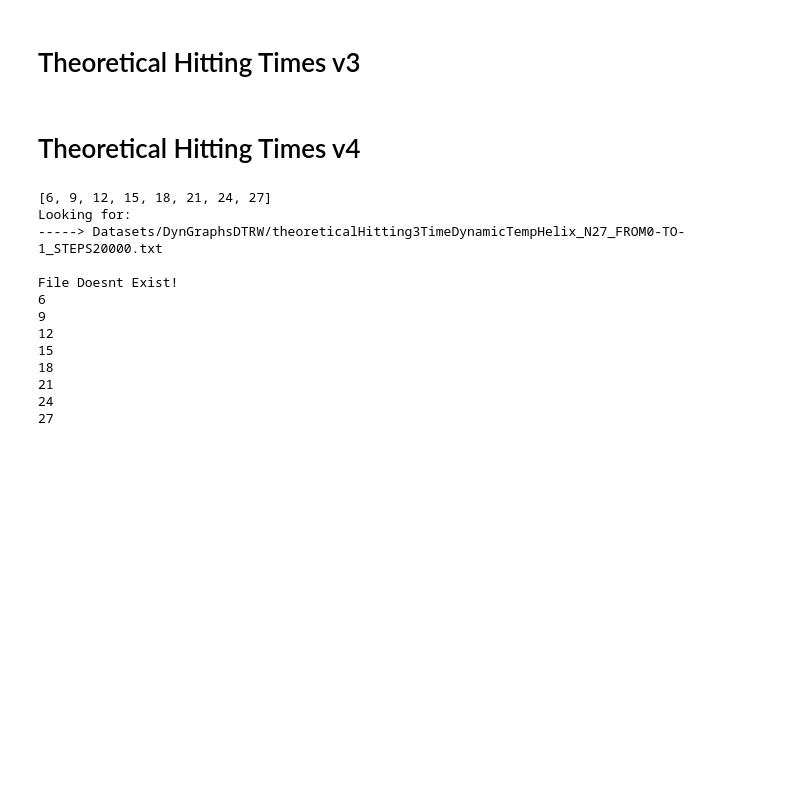
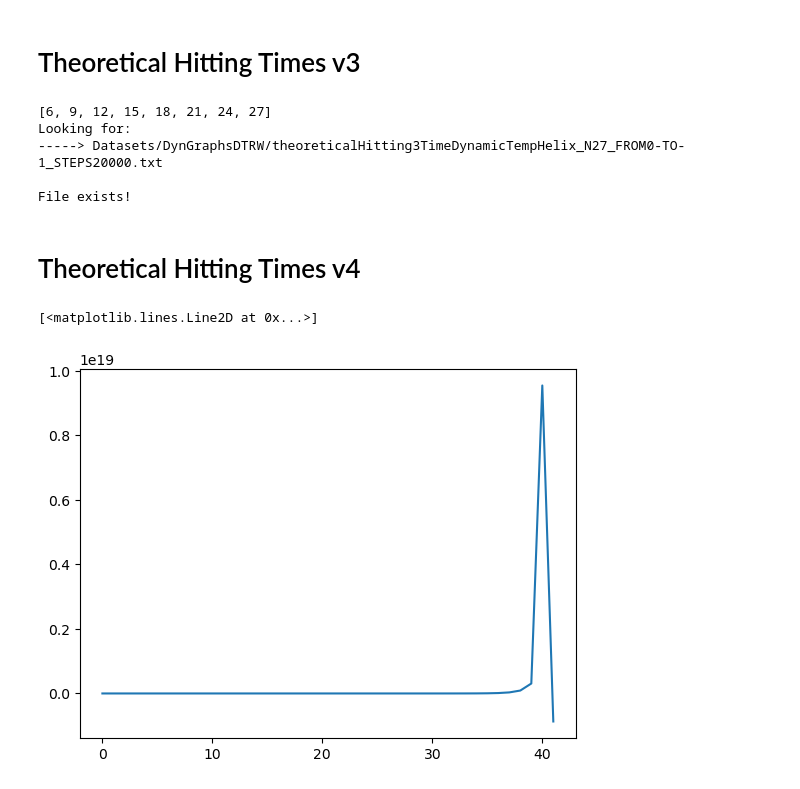
Before and after one commit to JaimePSantos/DynamicRandomWalks, a Jupyter notebook: HT-Dyn_TemporalHelix.ipynb, the cells around one changed output. Drawn from its saved outputs; the diff is of its cells as text; code cells hidden in the pictures; blank space fills up the shorter version.

```diff
--- a/HT-Dyn_TemporalHelix.ipynb
+++ b/HT-Dyn_TemporalHelix.ipynb
@@ -749,6 +727,37 @@ def hitting_times_for_tempHelix_graphs3(reps, init, target,steps):
 
 # plt.plot(theoretical_hitting_times2)
 # plt.plot(theoretical_hitting_times3)
+# %%
+reps = 8
+
+init = 0
+target = -1
+steps = 20000
+
+sum_range = []
+sum_range = [3 + 3*rep for rep in range(1,reps+1)]
+print(sum_range)
+
+factor = 2
+c = 0.85
+
+theoretical_hitting_times_file3 = f'Datasets/DynGraphsDTRW/theoreticalHitting3TimeDynamicTempHelix_N{sum_range[-1]}_FROM{init}-TO{target}_STEPS{steps}.txt'
+
+print(f'Looking for: \n-----> {theoretical_hitting_times_file3}')
+
+if os.path.exists(theoretical_hitting_times_file3):
+    theoretical_hitting_times3 = load_list_from_file(theoretical_hitting_times_file3)
+    print('\nFile exists!')
+else:
+    print('\nFile Doesnt Exist!')
+    theoretical_hitting_times3 =  hitting_times_for_tempHelix_graphs3(reps, init, target,steps)
+    write_list_to_file(theoretical_hitting_times_file3, theoretical_hitting_times3)
+# %% [output]
+[6, 9, 12, 15, 18, 21, 24, 27]
+Looking for:
+-----> Datasets/DynGraphsDTRW/theoreticalHitting3TimeDynamicTempHelix_N27_FROM0-TO-1_STEPS20000.txt
+
+File exists!
 # %% [markdown]
 # Theoretical Hitting Times v4
 # %%
@@ -819,40 +823,6 @@ theoretical_hitting_times4 = hitting_times_for_tempHelix_graphs4(reps, init, tar
-# %%
-reps = 8
-
-init = 0
-target = -1
-steps = 20000
-
-sum_range = []
-sum_range = [3 + 3*rep for rep in range(1,reps+1)]
-print(sum_range)
-
-factor = 2
-c = 0.85
-
-theoretical_hitting_times_file3 = f'Datasets/DynGraphsDTRW/theoreticalHitting3TimeDynamicTempHelix_N{sum_range[-1]}_FROM{init}-TO{target}_STEPS{steps}.txt'
-
-print(f'Looking for: \n-----> {theoretical_hitting_times_file3}')
-
-if os.path.exists(theoretical_hitting_times_file3):
-    theoretical_hitting_times3 = load_list_from_file(theoretical_hitting_times_file3)
-    print('\nFile exists!')
-else:
-    print('\nFile Doesnt Exist!')
-    theoretical_hitting_times3 =  hitting_times_for_tempHelix_graphs3(reps, init, target,steps)
-    write_list_to_file(theoretical_hitting_times_file3, theoretical_hitting_times3)
-# %% [output]
-[6, 9, 12, 15, 18, 21, 24, 27]
-Looking for:
------> Datasets/DynGraphsDTRW/theoreticalHitting3TimeDynamicTempHelix_N27_FROM0-TO-1_STEPS20000.txt
-
-File Doesnt Exist!
-6
-9
-12
-15
-18
-21
-24
-27
+# %%
+plt.plot(theoretical_hitting_times4)
+# %% [output]
+[<matplotlib.lines.Line2D at 0x...>]
+[figure, added]
 # %%
```
Also changed, not shown: parts of 12 cells of this notebook, 4 other files.
